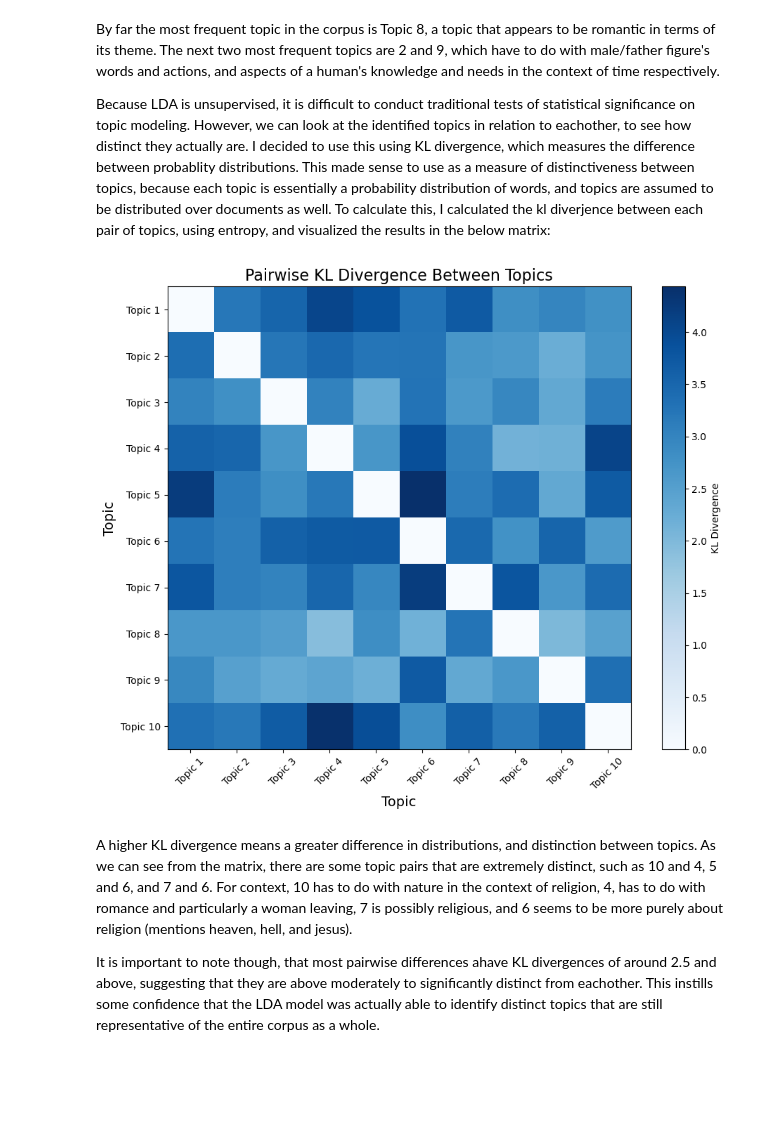
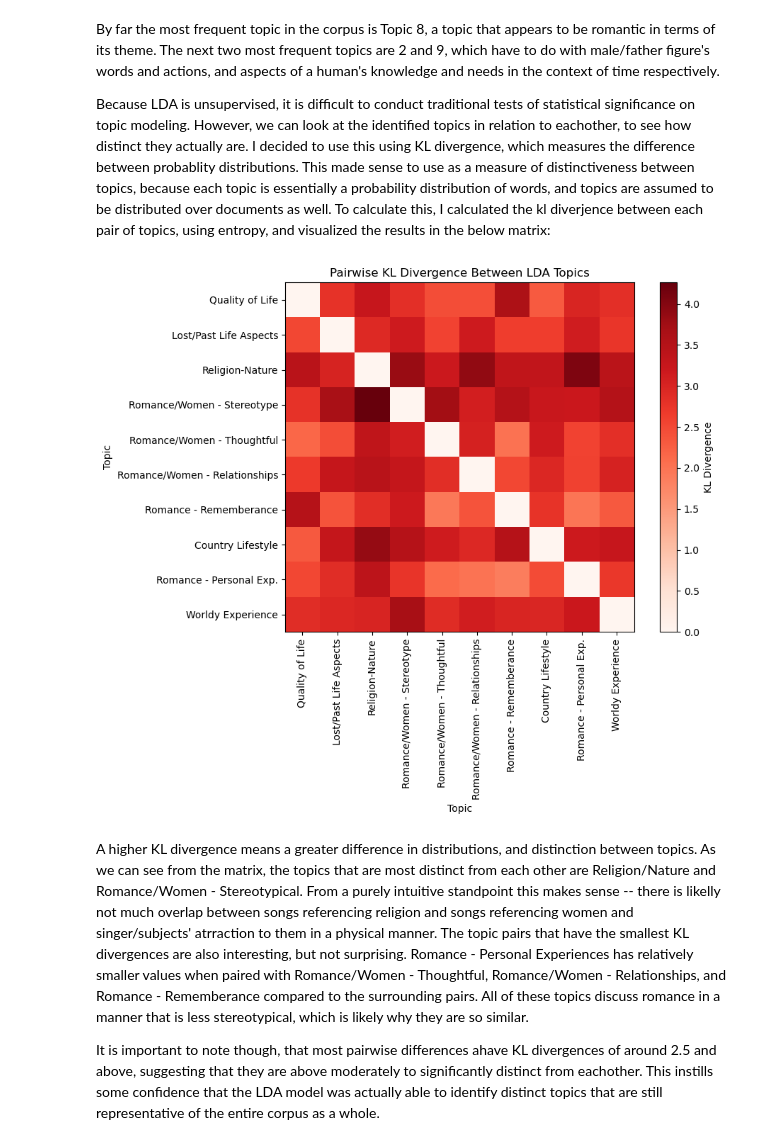
Before and after one commit to adityakakade432/analyzing_topics_in_country_music, a Jupyter notebook: country_music_analysis.ipynb, the cells around one changed output. Saved outputs shown, nothing was run; the diff lists cells and outputs as text; code cells hidden in the pictures; blank space fills up the shorter version.

```diff
--- a/country_music_analysis.ipynb
+++ b/country_music_analysis.ipynb
@@ -289,3 +495,16 @@ For each of the 10 topics, we can attempt to discern the broader theme by lookin
+# %%
+topic_no_to_label = {
+    1: "Quality of Life",
+    2: "Lost/Past Life Aspects",
+    3: "Religion-Nature",
+    4: "Romance/Women - Stereotype",
+    5: "Romance/Women - Thoughtful",
+    6: "Romance/Women - Relationships",
+    7: "Romance - Rememberance",
+    8: "Country Lifestyle",
+    9: "Romance - Personal Exp.",
+    10: "Worldy Experience"
+}
 # %% [markdown]
 We can also view which topics were the most frequent in the corpus as a whole, to get a better idea for the genre's dominant themes by plotting topic frequencies:
 # %%
@@ -319,29 +534,31 @@ By far the most frequent topic in the corpus is Topic 8, a topic that appears to
 
 Because LDA is unsupervised, it is difficult to conduct traditional tests of statistical significance on topic modeling.  However, we can look at the identified topics in relation to eachother, to see how distinct they actually are.  I decided to use this using KL divergence, which measures the difference between probablity distributions.  This made sense to use as a measure of distinctiveness between topics, because each topic is essentially a probability distribution of words, and topics are assumed to be distributed over documents as well.  To calculate this, I calculated the kl diverjence between each pair of topics, using entropy, and visualized the results in the below matrix:
 # %%
+# Divide topics by the sum of topics (need normalization for entropy)
 normalized_topic_distributions = topics / topics.sum(axis=1, keepdims=True)
 
 n_topics = normalized_topic_distributions.shape[0]
 pairwise_kl = np.zeros((n_topics, n_topics))
 
+# Calculate entropy for each pair of topics, unless of course they are the same topic
 for i in range(n_topics):
     for j in range(n_topics):
         if i != j:
             pairwise_kl[i, j] = entropy(normalized_topic_distributions[i], normalized_topic_distributions[j])
 
 plt.figure(figsize=(10, 8))
-plt.imshow(pairwise_kl, interpolation='nearest', cmap='Blues')
+plt.imshow(pairwise_kl, cmap='Reds')
 plt.colorbar(label='KL Divergence')
-plt.title("Pairwise KL Divergence Between Topics", fontsize=16)
-plt.xlabel("Topic", fontsize=14)
-plt.ylabel("Topic", fontsize=14)
-plt.xticks(range(n_topics), [f"Topic {i+1}" for i in range(n_topics)], rotation=45)
-plt.yticks(range(n_topics), [f"Topic {i+1}" for i in range(n_topics)])
+plt.title("Pairwise KL Divergence Between LDA Topics")
+plt.xlabel("Topic")
+plt.ylabel("Topic")
+plt.xticks(range(n_topics), [topic_no_to_label[i+1] for i in range(n_topics)], rotation=90)
+plt.yticks(range(n_topics), [topic_no_to_label[i+1] for i in range(n_topics)])
 plt.tight_layout()
 plt.show()
 # %% [output]
-[figure, old version]
+[figure, new version]
 # %% [markdown]
-A higher KL divergence means a greater difference in distributions, and distinction between topics.  As we can see from the matrix, there are some topic pairs that are extremely distinct, such as 10 and 4, 5 and 6, and 7 and 6.  For context, 10 has to do with nature in the context of religion, 4, has to do with romance and particularly a woman leaving, 7 is possibly religious, and 6 seems to be more purely about religion (mentions heaven, hell, and jesus).
+A higher KL divergence means a greater difference in distributions, and distinction between topics.  As we can see from the matrix, the topics that are most distinct from each other are Religion/Nature and Romance/Women - Stereotypical.  From a purely intuitive standpoint this makes sense -- there is likelly not much overlap between songs referencing religion and songs referencing women and singer/subjects' atrraction to them in a physical manner.  The topic pairs that have the smallest KL divergences are also interesting, but not surprising.  Romance - Personal Experiences has relatively smaller values when paired with Romance/Women - Thoughtful, Romance/Women - Relationships, and Romance - Rememberance compared to the surrounding pairs.  All of these topics discuss romance in a manner that is less stereotypical, which is likely why they are so similar.
 
 It is important to note though, that most pairwise differences ahave KL divergences of around 2.5 and above, suggesting that they are above moderately to significantly distinct from eachother.  This instills some confidence that the LDA model was actually able to identify distinct topics that are still representative of the entire corpus as a whole.
```
Also changed, not shown: parts of 54 cells of this notebook, 1 other file.
